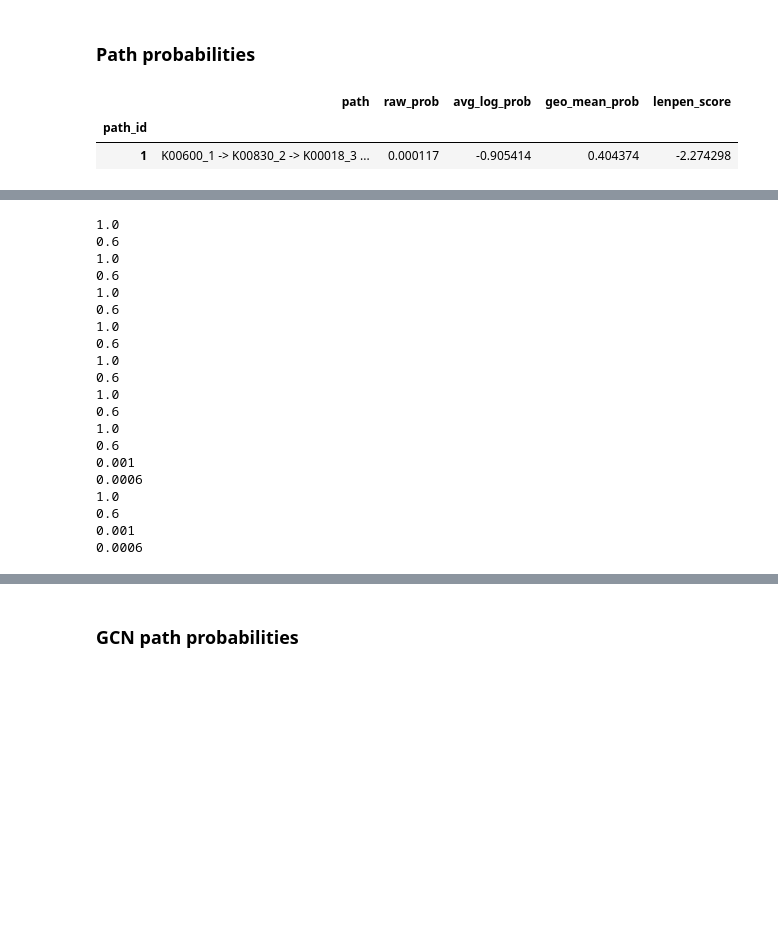
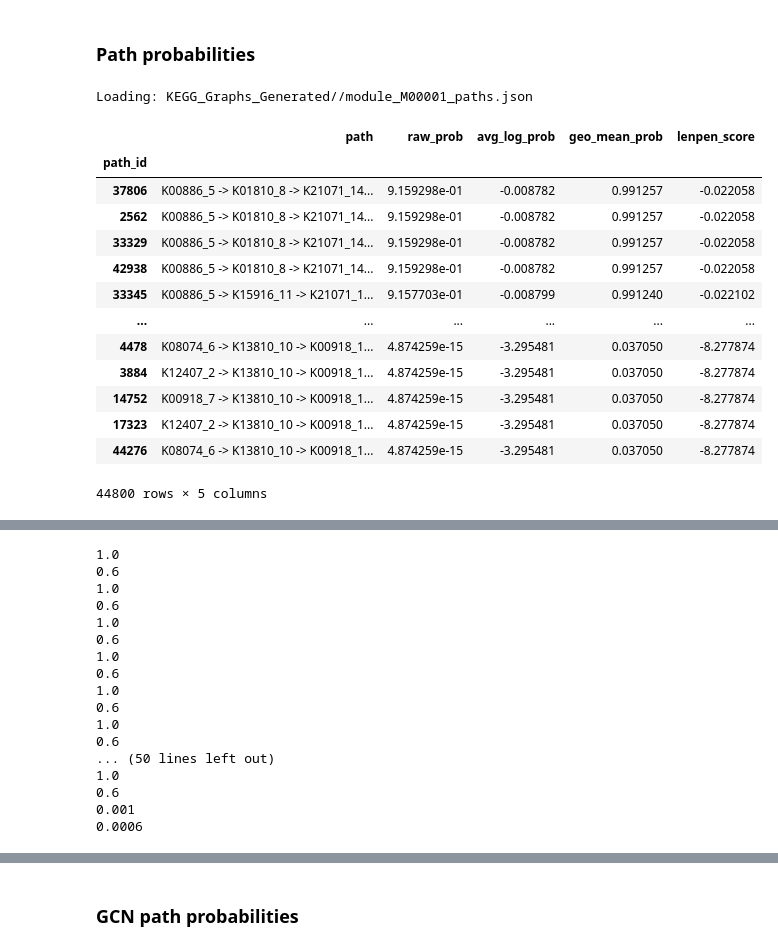
Before and after one commit to NehaSontakk/GCN-Metabolic-Pathways, a Jupyter notebook: PML_Project.ipynb, the cells around one changed output, grey strips where cells are left out. Drawn from its saved outputs; the diff is of its cells as text; code cells hidden in the pictures; blank space fills up the shorter version.

```diff
--- a/PML_Project.ipynb
+++ b/PML_Project.ipynb
@@ -12,13 +12,15 @@ module_id      = "M00346"
 sample_name    = "3300060297_1"
 # %%
-COMPLETENESS_CSV       = "/content/drive/MyDrive/Lab Work/Results_for_PNNL_March_2025/Contig_completeness.csv"
-VK_CSV                 = "/content/drive/MyDrive/Lab Work/Results_for_PNNL_March_2025/KO_trusted_cutoff.csv"
-KO_OCCURRENCES_TXT     = "/content/drive/MyDrive/Lab Work/Results_for_PNNL_March_2025/ko_occurences.txt"
-ADJ_LINKS_JSON         = "/content/all_module_adjacency_links_Apr3.json"
-neighbor_txt = "/content/ko_normalized_prediction.txt"
+# I have uploaded 10 graph examples to KEGG_Graphs_Generated
+
+COMPLETENESS_CSV       = "Data/Contig_completeness.csv"
+VK_CSV                 = "Data/KO_trusted_cutoff.csv"
+KO_OCCURRENCES_TXT     = "Data/ko_occurences.txt"
+ADJ_LINKS_JSON         = "Data/all_module_adjacency_links_Apr3.json"
+neighbor_txt = "Data/ko_normalized_prediction.txt"
 OUTPUT_EXCEL           = f"{module_id}_KO_table.xlsx"
 # %%
-MODULE_JSON_DIR = "/content/drive/MyDrive/Lab Work/Results_for_PNNL_March_2025/Graph_Generation/KEGG_Graphs_Generated"
+MODULE_JSON_DIR = "KEGG_Graphs_Generated/"
 nodes_path = f"{MODULE_JSON_DIR}/module_{module_id}_nodes.json"
 with open(nodes_path) as f:
     module_nodes = json.load(f)
@@ -57,13 +59,13 @@ def gamma_func(row, t=np.float128(1e-5)):
     q = np.float128(row['E_value_trusted'])
     mag = np.float128(row['E_values_MAG'])
     qh = q * (np.float128(10) ** np.float128(-3.46574))
-    α = np.float128(row['alphak'])
+    alpha = np.float128(row['alphak'])
     if mag > t:
         return np.float128(0)
     elif mag > qh:
         return (np.log10(mag/t) / np.log10(qh/t)) * np.float128(0.5)
     else:
-        return α
+        return alpha
 
 df_vk_prob['gamma_k'] = df_vk_prob.apply(gamma_func, axis=1)
 df_vk_prob['Dk'] = df_vk_prob.apply(
@@ -170,7 +178,7 @@ filtered[cols]
 ### Path probabilities
 # %%
 def compute_path_probability(path, dk_dict):
-    """Return Π Dk over all KO‑nodes in the path."""
+    """Return *Dk over all KO‑nodes in the path."""
     prob = np.float128(1.0)
     for node in path:
         if '_' in node:
@@ -179,13 +187,6 @@ def compute_path_probability(path, dk_dict):
     return prob
 
 def score_path(path, dk_dict, *, alpha=0.6):
-    """
-    Compute three normalised scores for a single path:
-      • log‑probability sum                 (LogP)
-      • average (per‑step) log‑probability  (AvgLogP)
-      • length‑penalised log‑probability    (LenPen)
-    Returns a dict with raw prob too.
-    """
     raw_p = compute_path_probability(path, dk_dict)      # 0 < raw_p ≤ 1
     L = sum(1 for n in path if 'K' in n)                 # # of KO nodes
 
@@ -207,7 +208,8 @@ def score_path(path, dk_dict, *, alpha=0.6):
         "lenpen_score"   : lenpen_score                  # Σ log pᵢ / L^α
     }
 
-paths_path = os.path.join(MODULE_JSON_DIR, f"module_{module_id}_paths.json")
+paths_path = f"{MODULE_JSON_DIR}/module_{module_id}_paths.json"
+print("Loading:", paths_path)
 with open(paths_path) as f:
     paths_dict = json.load(f)
 
@@ -220,35 +222,47 @@ for key, comma_str in sorted(paths_dict.items(), key=lambda x: int(x[0])):
         "path_id":      int(key),
         "path":         " -> ".join(path_nodes),
         "raw_prob":     sc["raw_prob"],
         "avg_log_prob": sc["avg_log_prob"],
         "geo_mean_prob":sc["geo_mean_prob"],
         "lenpen_score": sc["lenpen_score"],
     })
 
 df_path_before_diffusion = (
     pd.DataFrame(rows_og)
-      .set_index("path_id")      # optional—keeps the original numbering
+      .set_index("path_id")
       .sort_index()
 )
 
 '''
 for key, comma_str in sorted(paths_dict.items(), key=lambda x:int(x[0])):
     path = [n.strip() for n in comma_str.split(',')]
     #print(path)
     sc = score_path(path, dk_dict)
     print(f"Path {key}: {' -> '.join(path)}")
     print("  raw_prob:",    f"{sc['raw_prob']:.6f}")
     print("  avg_log_prob:", f"{sc['avg_log_prob']:.4f}")
     print("  geo_mean_prob:",f"{sc['geo_mean_prob']:.6f}")
     print("  lenpen_score:", f"{sc['lenpen_score']:.4f}")
     #print(f"Path {key}: raw={sc['raw']:.4e}, avg_log={sc['avg_log']:.4f}, lenpen={sc['lenpen']:.4f}")
 '''
 
 df_path_before_diffusion.sort_values(by="geo_mean_prob",ascending=False)
 # %% [output]
+Loading: KEGG_Graphs_Generated//module_M00001_paths.json
 |  | path | raw_prob | avg_log_prob | geo_mean_prob | lenpen_score |
 | path_id |  |  |  |  |  |
-| 1 | K00600_1 -> K00830_2 -> K00018_3 ... | 0.000117 | -0.905414 | 0.404374 | -2.274298 |
+| 37806 | K00886_5 -> K01810_8 -> K21071_14... | 9.159298e-01 | -0.008782 | 0.991257 | -0.022058 |
+| 2562 | K00886_5 -> K01810_8 -> K21071_14... | 9.159298e-01 | -0.008782 | 0.991257 | -0.022058 |
+| 33329 | K00886_5 -> K01810_8 -> K21071_14... | 9.159298e-01 | -0.008782 | 0.991257 | -0.022058 |
+| 42938 | K00886_5 -> K01810_8 -> K21071_14... | 9.159298e-01 | -0.008782 | 0.991257 | -0.022058 |
+| 33345 | K00886_5 -> K15916_11 -> K21071_1... | 9.157703e-01 | -0.008799 | 0.991240 | -0.022102 |
+| ... | ... | ... | ... | ... | ... |
+| 4478 | K08074_6 -> K13810_10 -> K00918_1... | 4.874259e-15 | -3.295481 | 0.037050 | -8.277874 |
+| 3884 | K12407_2 -> K13810_10 -> K00918_1... | 4.874259e-15 | -3.295481 | 0.037050 | -8.277874 |
+| 14752 | K00918_7 -> K13810_10 -> K00918_1... | 4.874259e-15 | -3.295481 | 0.037050 | -8.277874 |
+| 17323 | K12407_2 -> K13810_10 -> K00918_1... | 4.874259e-15 | -3.295481 | 0.037050 | -8.277874 |
+| 44276 | K08074_6 -> K13810_10 -> K00918_1... | 4.874259e-15 | -3.295481 | 0.037050 | -8.277874 |
+44800 rows × 5 columns
 # %%
 neighbors = {}
 
@@ -336,14 +349,11 @@ for ko in module_kos:
 0.6
 1.0
 0.6
+... (50 lines left out)
 1.0
 0.6
 0.001
 0.0006
-1.0
-0.6
-0.001
-0.0006
 # %%
 df_gcn = pd.DataFrame(records)
 # %%
```
Also changed, not shown: parts of 40 cells of this notebook.
